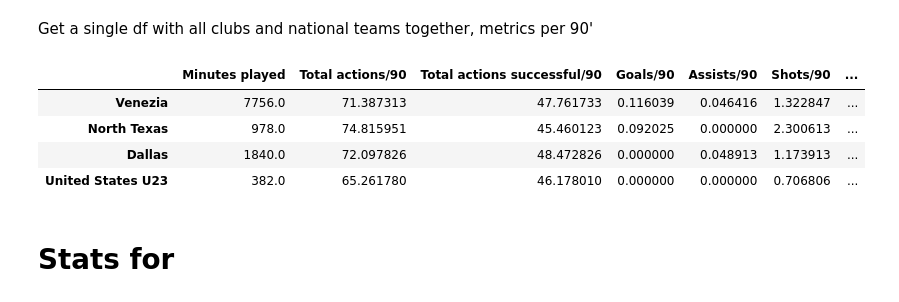
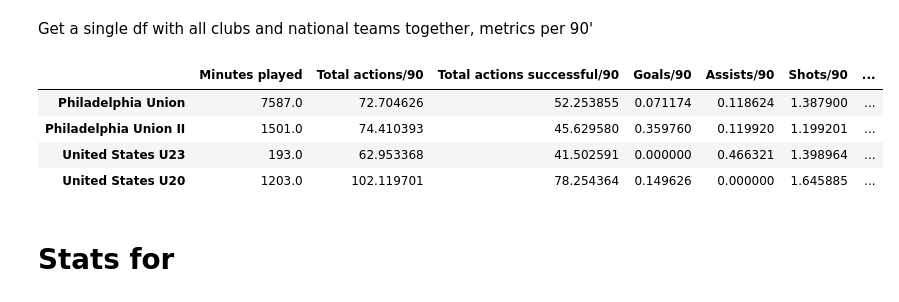
Before and after one commit to Tommy-Las/FootballAnalytics-FinalProject, a Jupyter notebook: code.ipynb, the cells around one changed output. Saved outputs shown, nothing was run; the diff lists cells and outputs as text; code cells hidden in the pictures.

Commit message:
Stats for McGlynn added

```diff
--- a/code.ipynb
+++ b/code.ipynb
@@ -469,37 +469,37 @@ ferreira_teams_df
 # %% [markdown]
 Import the data from an excel from Wyscout and fix the column names
 # %%
-tessman_df = pd.read_excel("USA Data/Player stats T. Tessmann.xlsx")
+mcglynn_df = pd.read_excel("USA Data/Player stats J. McGlynn.xlsx")
 # %% [markdown]
 Get a single df with all clubs and national teams together, metrics per 90'
 # %%
 cols = ["Team", 'Minutes played',
        'Total actions', 'Total actions successful', 'Goals', 'Assists',
        'Shots', 'Shots on target', 'xG', 'Passes', 'Passes accurate',
        'Long passes', 'Long passes accurate', 'Crosses', 'Crosses accurate',
        'Dribbles', 'Dribbles successful', 'Duels', 'Duels won',
        'Interceptions', 'Losses', 'Losses own half', 'Recoveries',
        'Recoveries opp. half', 'Yellow card', 'Red card', 'Defensive duels',
        'Defensive duels won', 'Loose ball duels', 'Loose ball duels won',
        'Sliding tackles', 'Sliding tackles successful', 'Clearances', 'Fouls',
        'Yellow cards', 'Red cards', 'Shot assists', 'Offensive duels',
        'Offensive duels won', 'Touches in penalty area', 'Offsides',
        'Progressive runs', 'Fouls suffered', 'Through passes',
        'Through passes accurate', 'xA', 'Second assists',
        'Passes to final third', 'Passes to final third accurate',
        'Passes to penalty area', 'Passes to penalty area accurate',
        'Received passes', 'Forward passes', 'Forward passes accurate',
        'Back passes', 'Back passes accurate']
 
-teams = ["Venezia", "North Texas", "Dallas", "United States U23"]
-tessman_teams_df = df_all_teams(tessman_df, teams, cols)
-tessman_teams_df
+teams = ["Philadelphia Union", "Philadelphia Union II", "United States U23", "United States U20"]
+mcglynn_teams_df = df_all_teams(mcglynn_df, teams, cols)
+mcglynn_teams_df
 # %% [output]
 |  | Minutes played | Total actions/90 | Total actions successful/90 | Goals/90 | Assists/90 | Shots/90 | ... |
-| Venezia | 7756.0 | 71.387313 | 47.761733 | 0.116039 | 0.046416 | 1.322847 | ... |
-| North Texas | 978.0 | 74.815951 | 45.460123 | 0.092025 | 0.000000 | 2.300613 | ... |
-| Dallas | 1840.0 | 72.097826 | 48.472826 | 0.000000 | 0.048913 | 1.173913 | ... |
-| United States U23 | 382.0 | 65.261780 | 46.178010 | 0.000000 | 0.000000 | 0.706806 | ... |
+| Philadelphia Union | 7587.0 | 72.704626 | 52.253855 | 0.071174 | 0.118624 | 1.387900 | ... |
+| Philadelphia Union II | 1501.0 | 74.410393 | 45.629580 | 0.359760 | 0.119920 | 1.199201 | ... |
+| United States U23 | 193.0 | 62.953368 | 41.502591 | 0.000000 | 0.466321 | 1.398964 | ... |
+| United States U20 | 1203.0 | 102.119701 | 78.254364 | 0.149626 | 0.000000 | 1.645885 | ... |
 # %% [markdown]
 # Stats for
 # %% [markdown]
```
Also changed, not shown: parts of 1 cell of this notebook.
